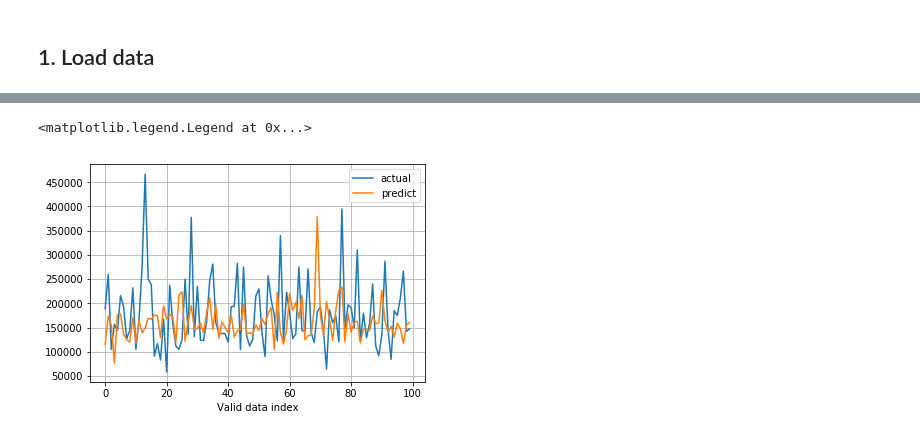
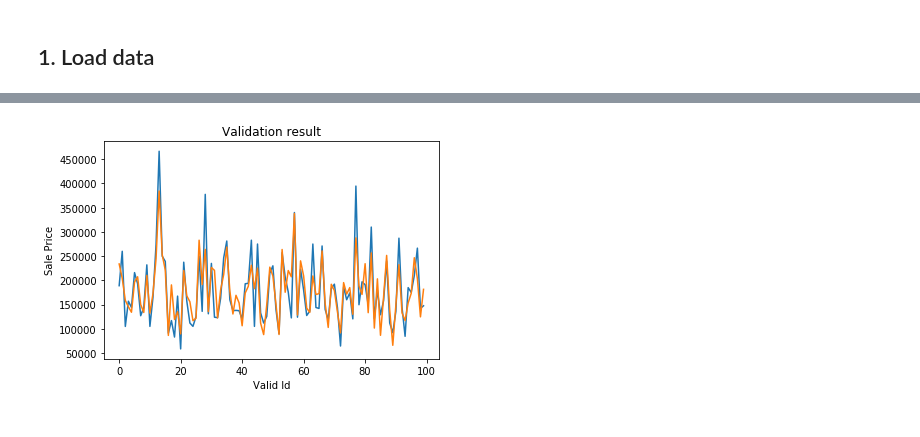
Before and after one commit to ymtoo/learn-ML, a Jupyter notebook: regression/linreg_Ames_Housing.ipynb, the cells around one changed output, grey strips where cells are left out. Saved outputs shown, nothing was run; the diff lists cells and outputs as text; code cells hidden in the pictures.

```diff
--- a/regression/linreg_Ames_Housing.ipynb
+++ b/regression/linreg_Ames_Housing.ipynb
@@ -240,0 +47,7 @@ with tf.Session() as session:
+# %%
+traindata = cat2int(traindf, dictcategorical)
+validdata = cat2int(validdf, dictcategorical)
+testdata = cat2int(testdf, dictcategorical)
+
+def generate_dataset(data, y):
+    num_data, num_feature = data.shape
@@ -240,0 +80,28 @@ with tf.Session() as session:
+# %%
+# initialize
+session = tf.Session()
+session.run(tf.global_variables_initializer())
+
+# train
+start = 0
+last_perf = 0
+for i in range(iterations):
+    session.run(train, feed_dict={x: traindata[start:start+batch_size, :],
+                                  y_: trainy[start:start+batch_size],
+                                  learning_rate: learning_rate_0})
+    start += batch_size
+    if start > num_train-batch_size:
+        start = 0
+    if i % monitor == 0:
+        perf = session.run(cost, feed_dict={x: validdata, y_: validy})
+        print("{}: {}".format(i, perf))
+        if np.abs(perf-last_perf) < threshold:
+            print("Difference between two consercutive costs is too small.")
+            break
+        last_perf = perf
+        learning_rate_0 = learning_rate_0*k
+
+predtrainy = session.run(y, feed_dict={x: traindata})
+predvalidy = session.run(y, feed_dict={x: validdata})
+predtesty = session.run(y, feed_dict={x: testdata})
+session.close()
@@ -315,10 +137,9 @@ INFO:tensorflow:Done running local_init_op.
 # %%
 fig, ax = plt.subplots()
-ax.plot(validy, label='actual')
-ax.plot(validypred, label='predict')
-ax.set_xlabel('Valid data index')
-ax.grid()
-ax.legend()
+ax.plot(validy, label='True')
+ax.plot(predvalidy, label='Predict')
+ax.set_xlabel('Valid Id')
+ax.set_ylabel('Sale Price')
+ax.set_title('Validation result');
 # %% [output]
-<matplotlib.legend.Legend at 0x...>
-[figure, old version]
+[figure, new version]
```
Also changed, not shown: parts of 22 cells of this notebook.
